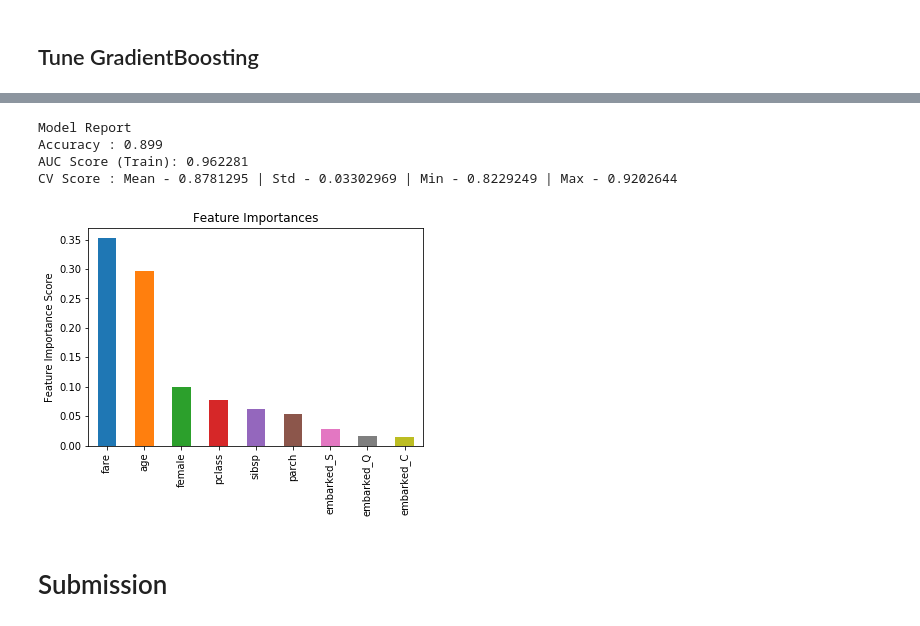
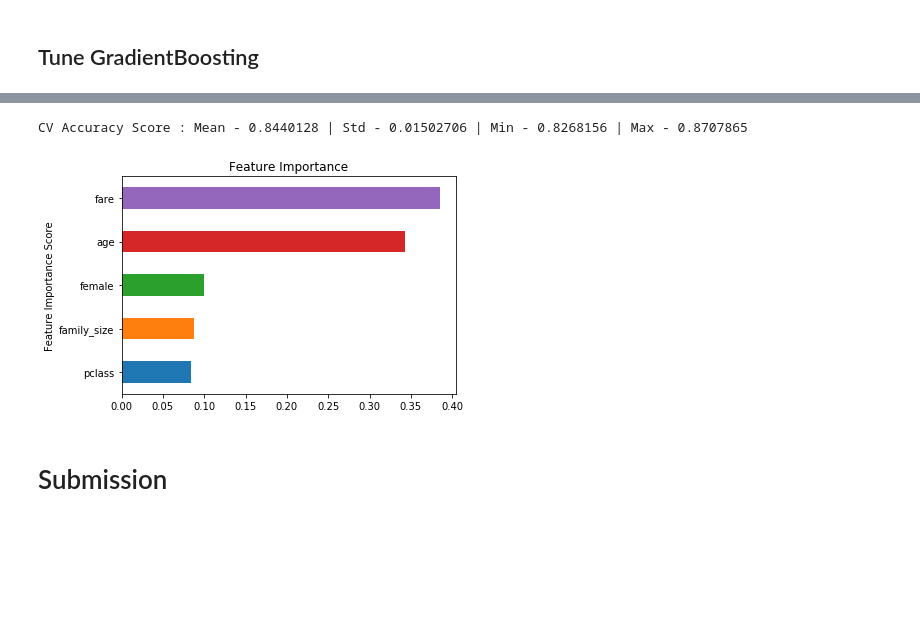
Before and after one commit to regabi/python_sandbox, a Jupyter notebook: Titanic/titanic-v1.ipynb, the cells around one changed output, grey strips where cells are left out. Cells and saved outputs as stored; diff of their text form; code cells hidden in the pictures; blank space fills up the shorter version.

```diff
--- a/Titanic/titanic-v1.ipynb
+++ b/Titanic/titanic-v1.ipynb
@@ -215,0 +218,8 @@ Index(['survived', 'pclass', 'name', 'sex', 'age', 'sibsp', 'parch', 'ticket',
+# %%
+def build_family_size(df):
+    df['family_size'] = df['sibsp'] + df['parch'] + 1
+    return df
+
+df2 = build_family_size(df2)
+
+# transform_functions.append(build_family_size)
@@ -216,7 +234,7 @@ Index(['survived', 'pclass', 'name', 'sex', 'age', 'sibsp', 'parch', 'ticket',
 # %%
 # X = df[[ 'female', 'pclass', 'fare', 'sibsp', 'parch' ]]
 
-features = [ 'female', 'pclass', 'fare', 'age', 'sibsp', 'parch', 'embarked_C', 'embarked_Q', 'embarked_S' ]
+features = [ 'female', 'pclass', 'fare', 'age', 'family_size' ] #, 'embarked_C', 'embarked_Q', 'embarked_S' ]
 target = 'survived'
 cols = features + [ target ]
 
@@ -315,8 +320,9 @@ target = 'survived'
 
 param_test1 = {'n_estimators':range(20,200,5)}
 gsearch1 = GridSearchCV(estimator = GradientBoostingClassifier(learning_rate=0.1, min_samples_split=500,min_samples_leaf=50,max_depth=8,max_features='sqrt',subsample=0.8,random_state=10),
-param_grid = param_test1, scoring='roc_auc',n_jobs=4,iid=False, cv=5)
+param_grid = param_test1, scoring='accuracy',n_jobs=4,iid=False, cv=5)
 gsearch1.fit(final_df[features], final_df[target])
 
-gsearch1.grid_scores_, gsearch1.best_params_, gsearch1.best_score_
+# gsearch1.grid_scores_,
+gsearch1.best_params_, gsearch1.best_score_
 # %% [output]
@@ -342,8 +332,9 @@ gsearch1.grid_scores_, gsearch1.best_params_, gsearch1.best_score_
 
 param_test2 = {'max_depth':range(8,18,1),
                'min_samples_split':range(120,280,20)}
-gsearch2 = GridSearchCV(estimator = GradientBoostingClassifier(learning_rate=0.1, n_estimators=165, max_features='sqrt', subsample=0.8, random_state=10),
-param_grid = param_test2, scoring='roc_auc',n_jobs=4,iid=False, cv=5)
+gsearch2 = GridSearchCV(estimator = GradientBoostingClassifier(learning_rate=0.1, n_estimators=gsearch1.best_params_['n_estimators'], max_features='sqrt', subsample=0.8, random_state=10),
+param_grid = param_test2, scoring='accuracy',n_jobs=4,iid=False, cv=5)
 gsearch2.fit(final_df[features],df[target])
-gsearch2.grid_scores_, gsearch2.best_params_, gsearch2.best_score_
+# gsearch2.grid_scores_,
+gsearch2.best_params_, gsearch2.best_score_
 # %% [output]
@@ -367,12 +342,9 @@ gsearch2.grid_scores_, gsearch2.best_params_, gsearch2.best_score_
 # %%
-final_model = gsearch2
-modelfit(final_model.best_estimator_, final_df, features)
+final_model = gsearch2.best_estimator_
+modelfit(final_model, final_df, features)
 # %% [output]
-Model Report
-Accuracy : 0.899
-AUC Score (Train): 0.962281
-CV Score : Mean - 0.8781295 | Std - 0.03302969 | Min - 0.8229249 | Max - 0.9202644
+CV Accuracy Score : Mean - 0.8440128 | Std - 0.01502706 | Min - 0.8268156 | Max - 0.8707865
-[figure, old version]
+[figure, new version]
 # %% [markdown]
 # Submission
 # %%
```
Also changed, not shown: parts of 17 cells of this notebook, 6 other files.
